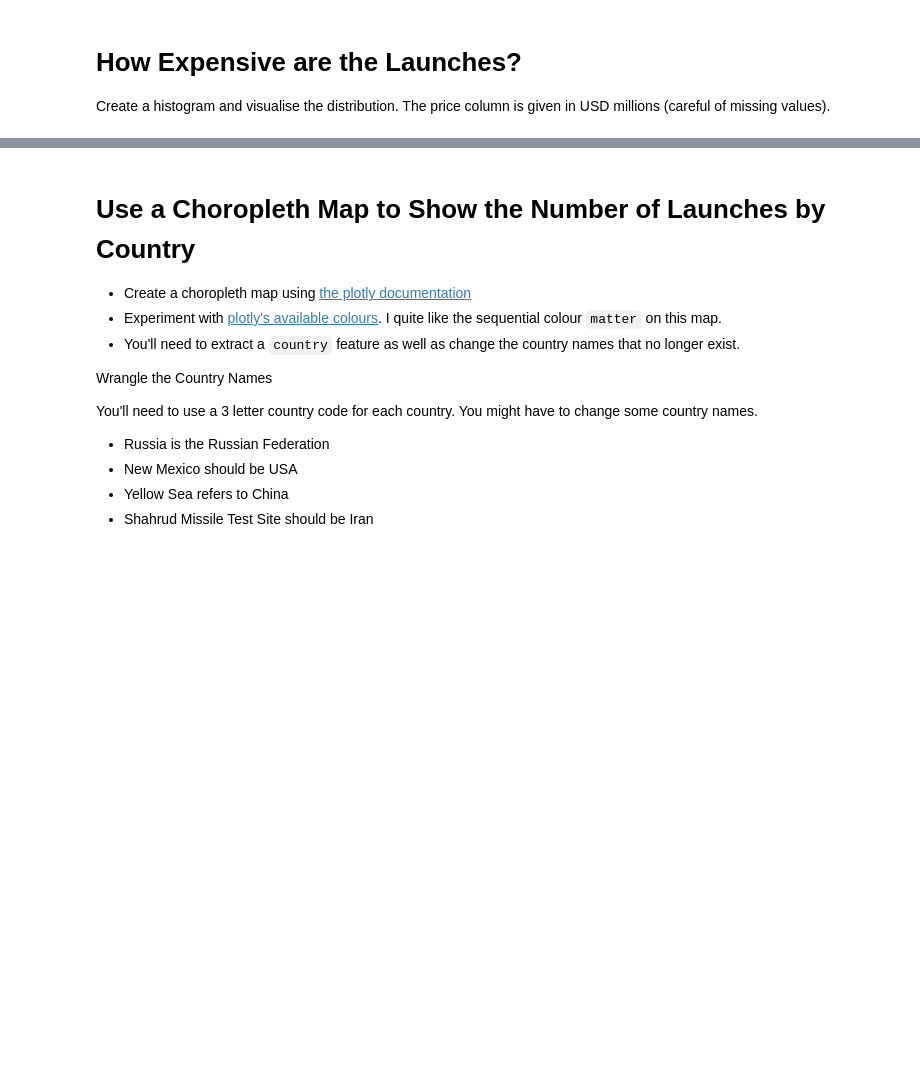
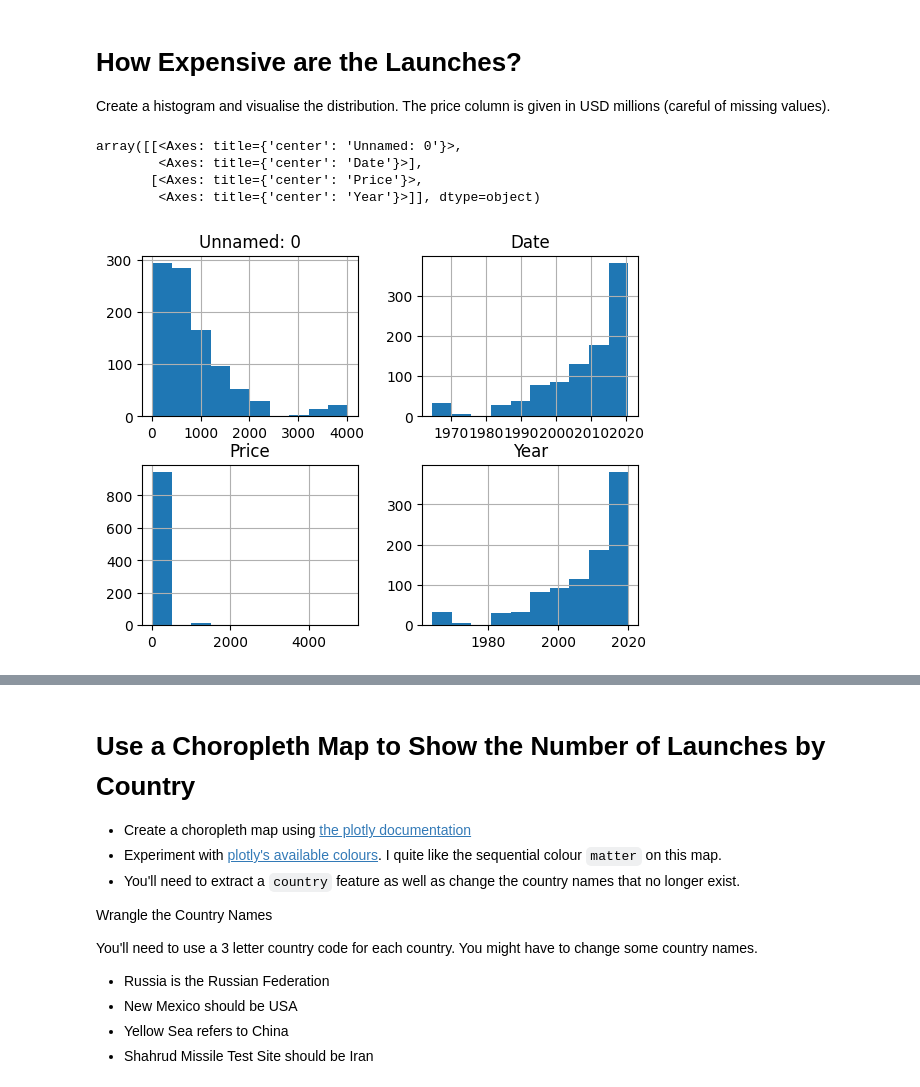
Before and after one commit to ckpinguin/learning_python, a Jupyter notebook: 99-space-race-data-analysis/Space_Missions_Analysis_(start).ipynb, the cells around one changed output, grey strips where cells are left out. Saved outputs shown, nothing was run; the diff lists cells and outputs as text; code cells hidden in the pictures; blank space fills up the shorter version.

```diff
--- a/99-space-race-data-analysis/Space_Missions_Analysis_(start).ipynb
+++ b/99-space-race-data-analysis/Space_Missions_Analysis_(start).ipynb
@@ -163,3 +233,17 @@ How many missions failed?
 # How Expensive are the Launches?
 
 Create a histogram and visualise the distribution. The price column is given in USD millions (careful of missing values).
+# %%
+
+# Convert 'Price' column to numeric, forcing errors to NaN
+# df_data['Price'] = pd.to_numeric(df_data['Price'], errors='coerce')
+
+df_data = df_data.dropna(subset=['Price']).sort_values(by='Price', ascending=False)
+
+df_data.hist()
+# %% [output]
+array([[<Axes: title={'center': 'Unnamed: 0'}>,
+        <Axes: title={'center': 'Date'}>],
+       [<Axes: title={'center': 'Price'}>,
+        <Axes: title={'center': 'Year'}>]], dtype=object)
+[figure, added]
```
Also changed, not shown: parts of 11 cells of this notebook, 1 other file.
